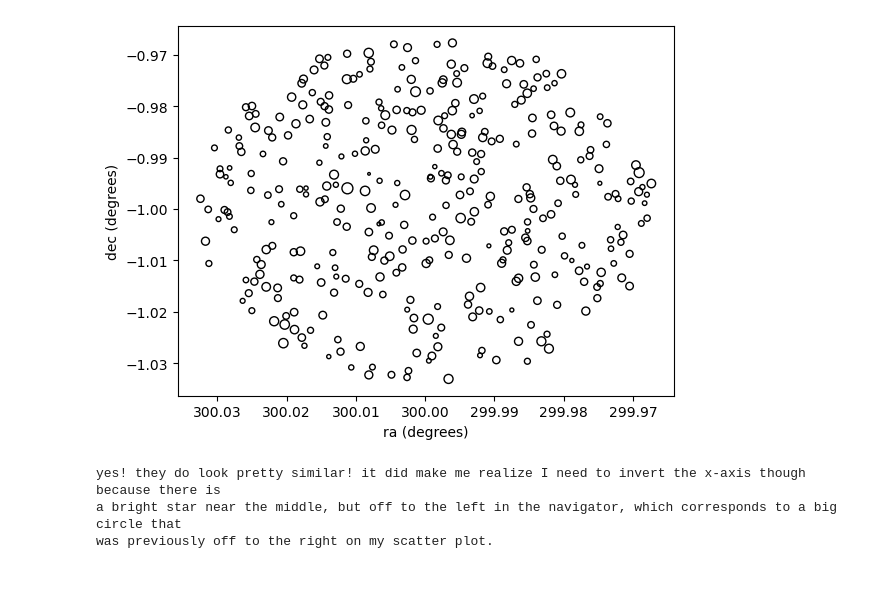
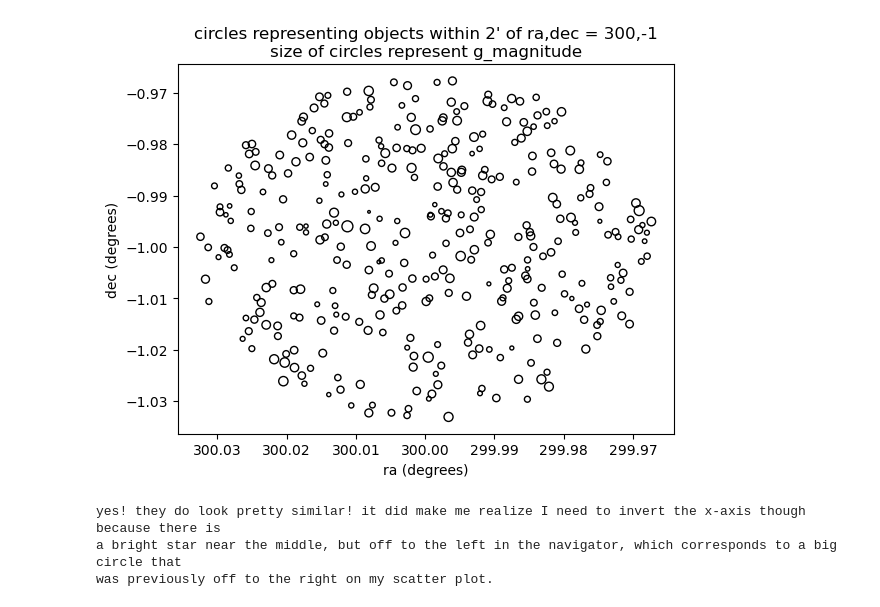
Before and after one commit to TaylorJuchau/ASTR5160, a Jupyter notebook: Week8/Class15_notebook.ipynb, the cells around one changed output. Saved outputs shown, nothing was run; the diff lists cells and outputs as text; code cells hidden in the pictures; blank space fills up the shorter version.

```diff
--- a/Week8/Class15_notebook.ipynb
+++ b/Week8/Class15_notebook.ipynb
@@ -23,20 +24,19 @@ plt.show()
 # %%
 #Python task #3 make size represent g-magnitude
 #TJ I know this says to bin the points, and I could do that, but I think its better to use a continuous size distribution
 g = data.g #TJ extract
 size_array = 25 - 9*((g-np.mean(g))/(np.std(g))) #TJ create size array where the average size is 25, and
 #TJ each point has its size changed by an amount proportional to its number of standard deviations from the mean
 #TJ the minus sign indicates that if g is bigger than the mean g_magnitude, it appears smaller
 plt.scatter(ra, dec, marker='o', s=size_array, facecolors='none', edgecolors='black')  #TJ assuming task means hollow circles
 plt.xlabel('ra (degrees)')
 plt.ylabel('dec (degrees)')
 plt.ticklabel_format(useOffset=False, axis='x') #TJ fix offset problem
 plt.gca().invert_xaxis() #TJ invert x-axis
-
-
+plt.title("circles representing objects within 2' of ra,dec = 300,-1\nsize of circles represent g_magnitude")
 plt.show()
 # %% [output]
-[figure, old version]
+[figure, new version]
 # %%
 #Python task #4
 print('yes! they do look pretty similar! it did make me realize I need to invert the x-axis though because there is\na bright star near the middle, but off to the left in the navigator, which corresponds to a big circle that\nwas previously off to the right on my scatter plot.')
```
Also changed, not shown: parts of 1 cell of this notebook, 4 other files.
